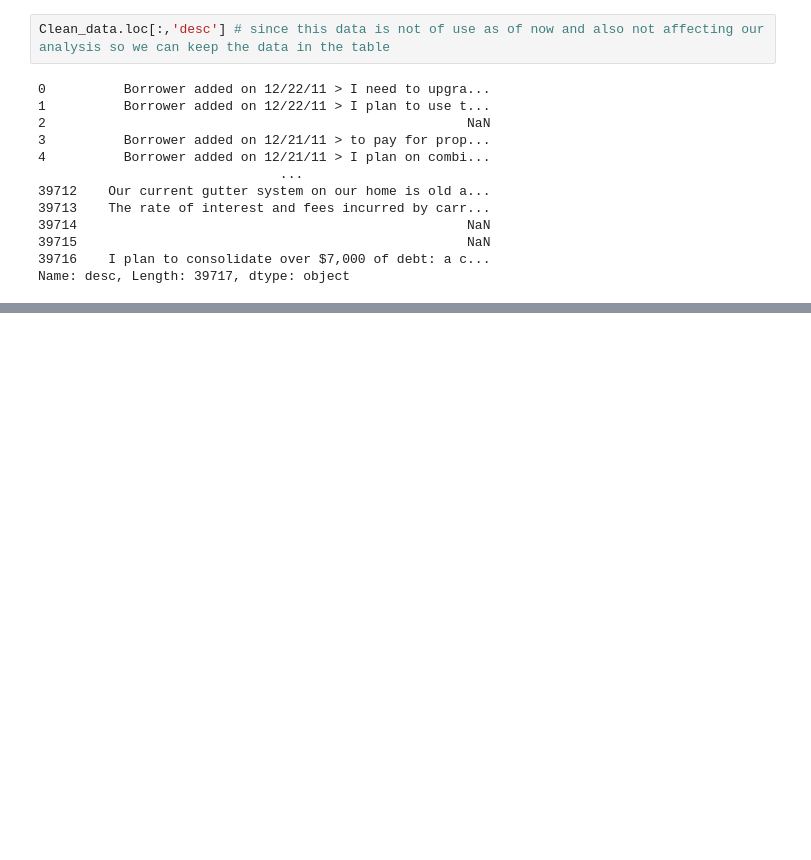
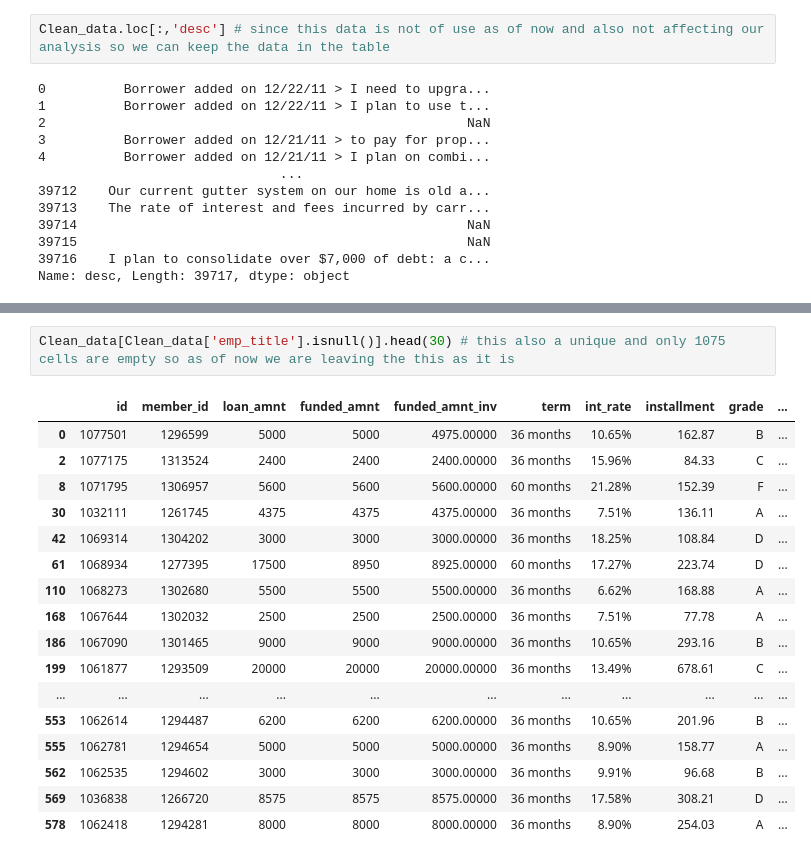
Before and after one commit to jatinmj/LendingClub_CaseStudy, a Jupyter notebook: Lending_club_caseStudy_Ishita_bhargava.ipynb, the cells around one changed output, grey strips where cells are left out. Drawn from its saved outputs; the diff is of its cells as text; blank space fills up the shorter version.

```diff
--- a/Lending_club_caseStudy_Ishita_bhargava.ipynb
+++ b/Lending_club_caseStudy_Ishita_bhargava.ipynb
@@ -189,0 +210,20 @@ Name: desc, Length: 39717, dtype: object
+# %%
+Clean_data[Clean_data['emp_title'].isnull()].head(30) # this also a unique and only 1075 cells are empty so as of now we are leaving the this as it is
+# %% [output]
+|  | id | member_id | loan_amnt | funded_amnt | funded_amnt_inv | term | int_rate | installment | grade | ... |
+| 0 | 1077501 | 1296599 | 5000 | 5000 | 4975.00000 | 36 months | 10.65% | 162.87 | B | ... |
+| 2 | 1077175 | 1313524 | 2400 | 2400 | 2400.00000 | 36 months | 15.96% | 84.33 | C | ... |
+| 8 | 1071795 | 1306957 | 5600 | 5600 | 5600.00000 | 60 months | 21.28% | 152.39 | F | ... |
+| 30 | 1032111 | 1261745 | 4375 | 4375 | 4375.00000 | 36 months | 7.51% | 136.11 | A | ... |
+| 42 | 1069314 | 1304202 | 3000 | 3000 | 3000.00000 | 36 months | 18.25% | 108.84 | D | ... |
+| 61 | 1068934 | 1277395 | 17500 | 8950 | 8925.00000 | 60 months | 17.27% | 223.74 | D | ... |
+| 110 | 1068273 | 1302680 | 5500 | 5500 | 5500.00000 | 36 months | 6.62% | 168.88 | A | ... |
+| 168 | 1067644 | 1302032 | 2500 | 2500 | 2500.00000 | 36 months | 7.51% | 77.78 | A | ... |
+| 186 | 1067090 | 1301465 | 9000 | 9000 | 9000.00000 | 36 months | 10.65% | 293.16 | B | ... |
+| 199 | 1061877 | 1293509 | 20000 | 20000 | 20000.00000 | 36 months | 13.49% | 678.61 | C | ... |
+| ... | ... | ... | ... | ... | ... | ... | ... | ... | ... | ... |
+| 553 | 1062614 | 1294487 | 6200 | 6200 | 6200.00000 | 36 months | 10.65% | 201.96 | B | ... |
+| 555 | 1062781 | 1294654 | 5000 | 5000 | 5000.00000 | 36 months | 8.90% | 158.77 | A | ... |
+| 562 | 1062535 | 1294602 | 3000 | 3000 | 3000.00000 | 36 months | 9.91% | 96.68 | B | ... |
+| 569 | 1036838 | 1266720 | 8575 | 8575 | 8575.00000 | 36 months | 17.58% | 308.21 | D | ... |
+| 578 | 1062418 | 1294281 | 8000 | 8000 | 8000.00000 | 36 months | 8.90% | 254.03 | A | ... |
```
Also changed, not shown: parts of 13 cells of this notebook.
